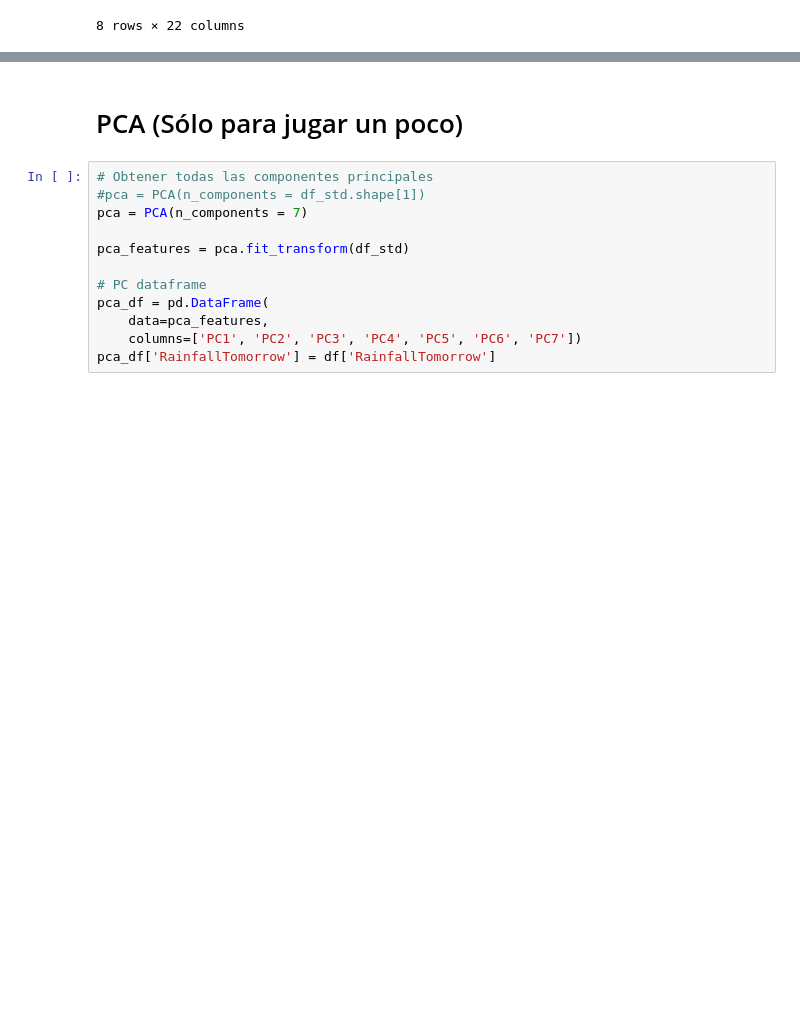
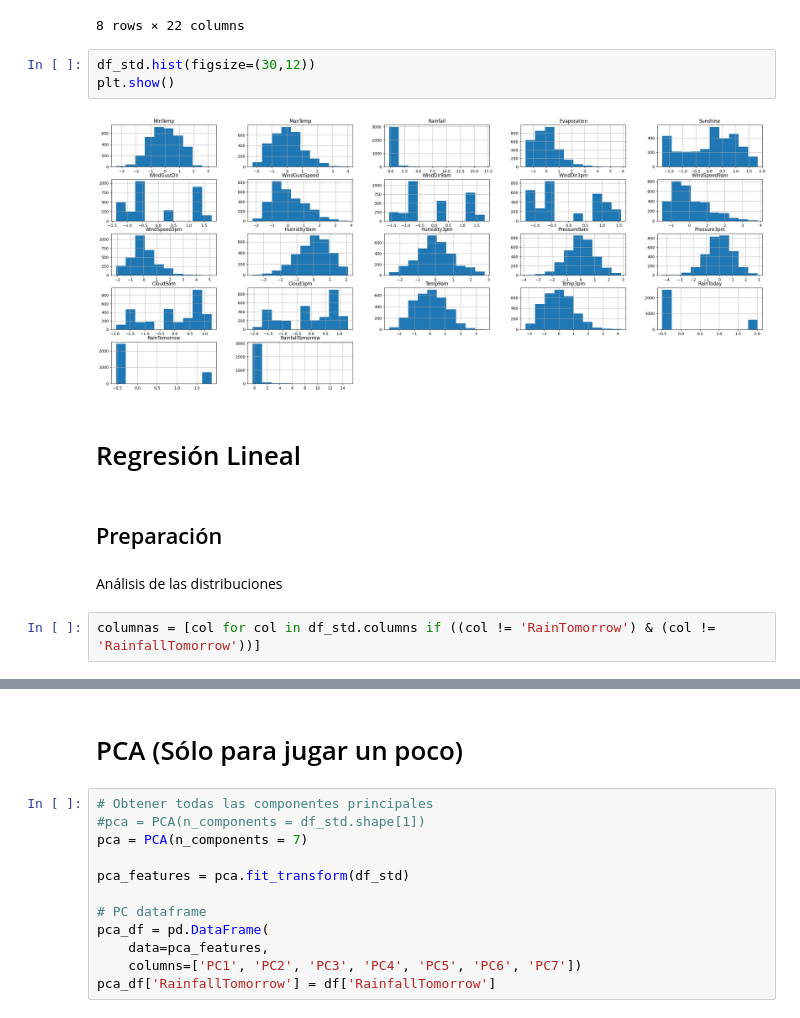
Before and after one commit to MiguelMussi/Apr_Aut_1_TP, a Jupyter notebook: TP-AA1.ipynb, the cells around one changed output, grey strips where cells are left out. Cells and saved outputs as stored; diff of their text form; blank space fills up the shorter version.

```diff
--- a/TP-AA1.ipynb
+++ b/TP-AA1.ipynb
@@ -428,3 +450,16 @@ df_std.describe().round(3)
 | 75% | 0.774 | 0.640 | -0.222 | 0.533 | 0.802 | 1.117 | 0.668 | 1.107 | 0.999 | ... |
 | max | 3.248 | 4.025 | 16.866 | 5.836 | 1.825 | 1.740 | 3.807 | 1.780 | 1.569 | ... |
 8 rows × 22 columns
+# %%
+df_std.hist(figsize=(30,12))
+plt.show()
+# %% [output]
+[figure, added]
+# %% [markdown]
+# Regresión Lineal
+# %% [markdown]
+## Preparación
+# %% [markdown]
+Análisis de las distribuciones
+# %%
+columnas = [col for col in df_std.columns if ((col != 'RainTomorrow') & (col != 'RainfallTomorrow'))]
```
Also changed, not shown: parts of 27 cells of this notebook.
